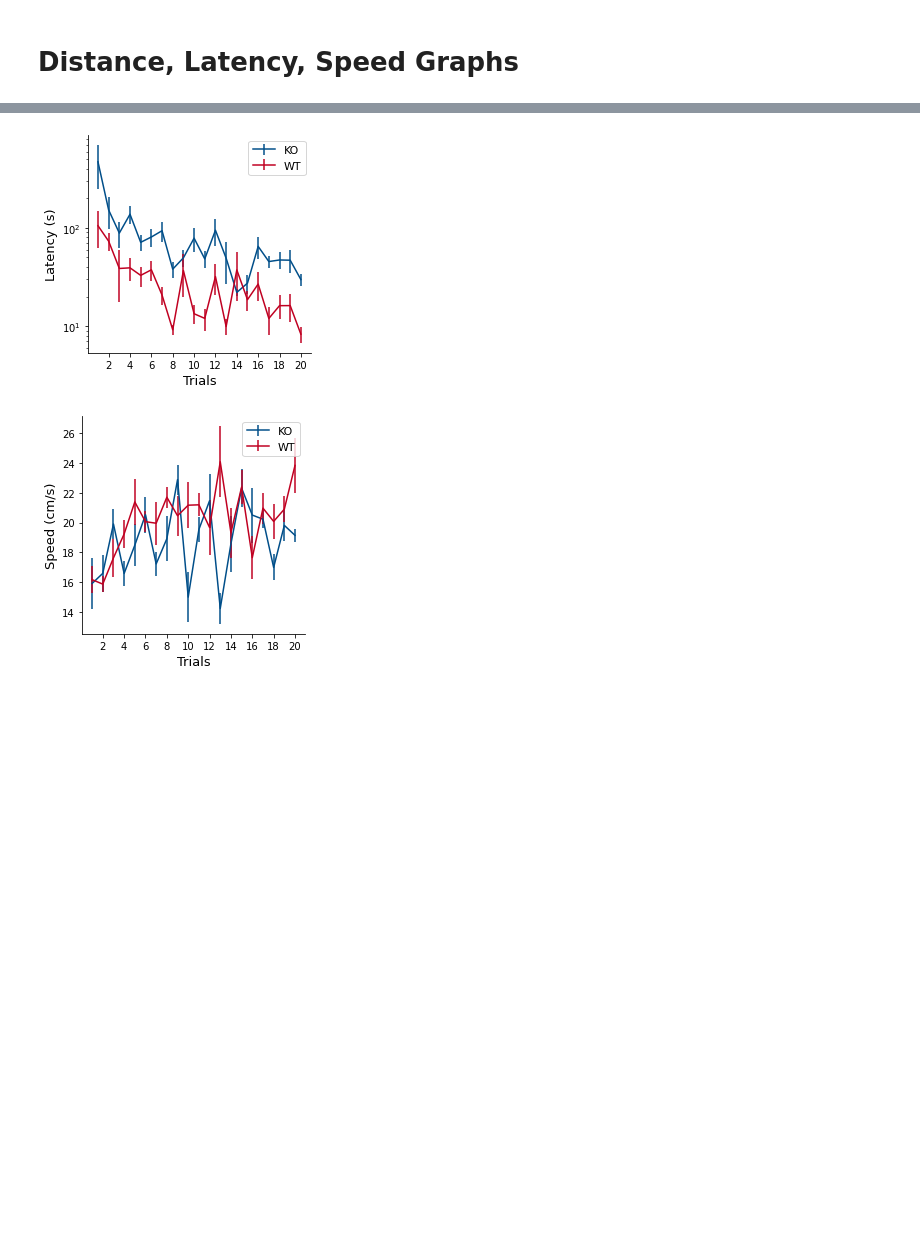
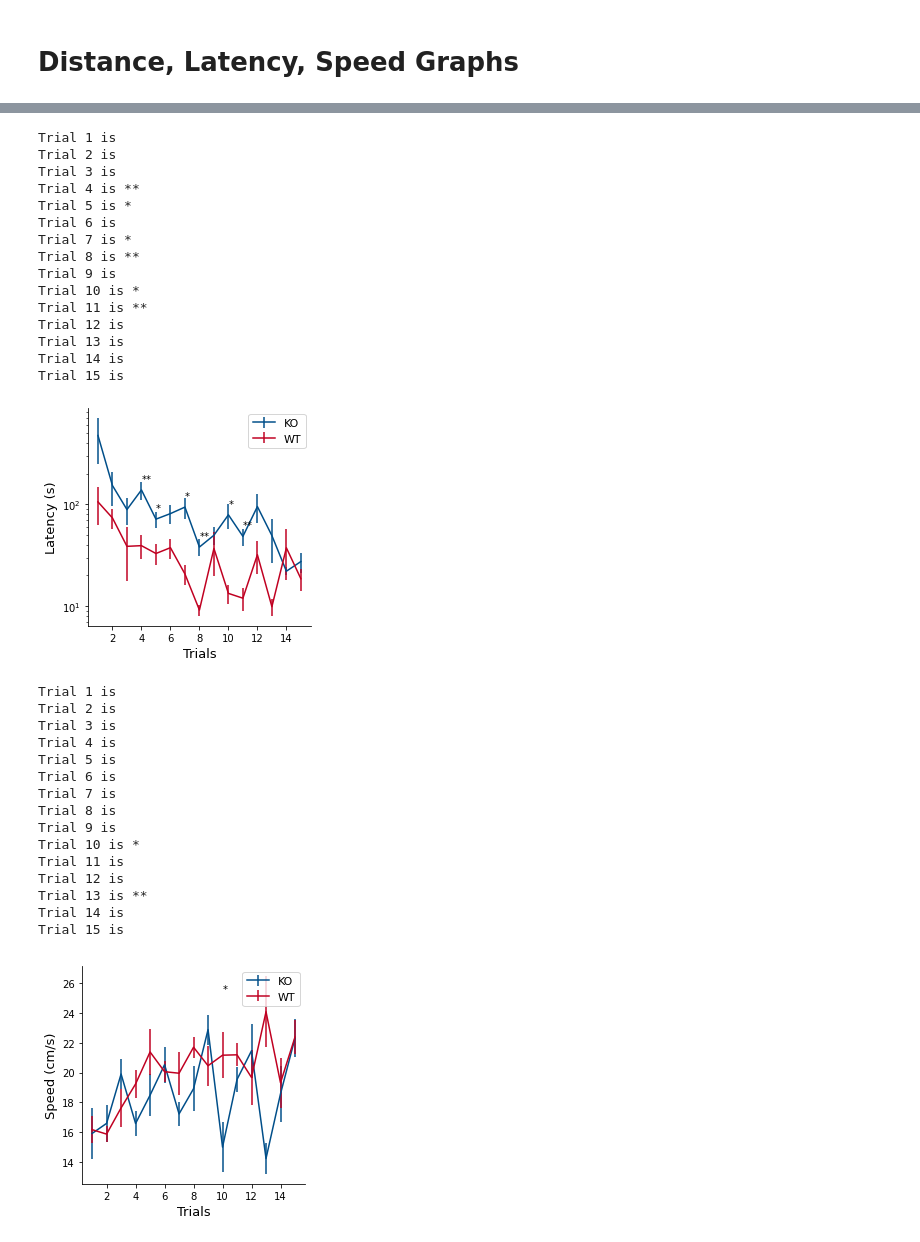
Before and after one commit to avalitor/EthovisionPathAnalysis_HDF5, a Jupyter notebook: figures_ATRX-KO-JohnAlex.ipynb, the cells around one changed output, grey strips where cells are left out. Cells and saved outputs as stored; diff of their text form; code cells hidden in the pictures; blank space fills up the shorter version.

Commit message:
update atrx figs

```diff
--- a/figures_ATRX-KO-JohnAlex.ipynb
+++ b/figures_ATRX-KO-JohnAlex.ipynb
@@ -243,15 +253,15 @@ Mouse 85 Trial 15
 # %% [markdown]
 # Distance, Latency, Speed Graphs
 # %%
-ATRX_trial = calc.iterate_all_trials(['2023-07-07', '2023-08-15'], training_trials_only = False, continuous= False, show_load = False)
+ATRX_trial = calc.iterate_all_trials(['2023-07-07', '2023-08-15'], training_trials_only = True, continuous= False, show_load = False)
 KO, WT = ATRX_trial['Distance'][['85','88','91','92','93','94','98']], ATRX_trial['Distance'][['86','87','89','90','95','96','97']]
-ls.plot_compare_curves(KO, WT, 'KO', 'WT', "Distance (cm)", show_sig = False, log = True, crop_trial = False, savefig=True)
+ls.plot_compare_curves(KO, WT, 'KO', 'WT', "Distance (cm)", show_sig = True, log = True, crop_trial = False, savefig=False)
 
 KO, WT = ATRX_trial['Latency'][['85','88','91','92','93','94','98']], ATRX_trial['Latency'][['86','87','89','90','95','96','97']]
-ls.plot_compare_curves(KO, WT, 'KO', 'WT', "Latency (s)", show_sig = False, log = True, crop_trial = False, savefig=True)
+ls.plot_compare_curves(KO, WT, 'KO', 'WT', "Latency (s)", show_sig = True, log = True, crop_trial = False, savefig=False)
 
 KO, WT = ATRX_trial['Speed'][['85','88','91','92','93','94','98']], ATRX_trial['Speed'][['86','87','89','90','95','96','97']]
-ls.plot_compare_curves(KO, WT, 'KO', 'WT', "Speed (cm/s)", show_sig = False, log = False, crop_trial = False, savefig=True)
+ls.plot_compare_curves(KO, WT, 'KO', 'WT', "Speed (cm/s)", show_sig = True, log = False, crop_trial = False, savefig=False)
 # %% [output]
 WARNING ::: Target Never Reached
 WARNING ::: Target Never Reached
@@ -260,2 +285,32 @@ WARNING ::: Target Never Reached
+Trial 1 is
+Trial 2 is
+Trial 3 is
+Trial 4 is **
+Trial 5 is *
+Trial 6 is
+Trial 7 is *
+Trial 8 is **
+Trial 9 is
+Trial 10 is *
+Trial 11 is **
+Trial 12 is
+Trial 13 is
+Trial 14 is
+Trial 15 is
-[figure, old version]
+[figure, new version]
+Trial 1 is
+Trial 2 is
+Trial 3 is
+Trial 4 is
+Trial 5 is
+Trial 6 is
+Trial 7 is
+Trial 8 is
+Trial 9 is
+Trial 10 is *
+Trial 11 is
+Trial 12 is
+Trial 13 is **
+Trial 14 is
+Trial 15 is
-[figure, old version]
+[figure, new version]
```
Also changed, not shown: parts of 8 cells of this notebook, 6 other files.
